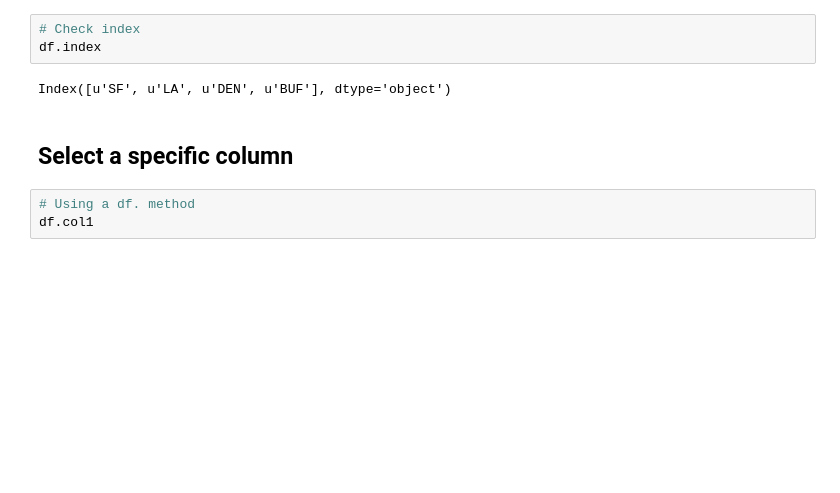
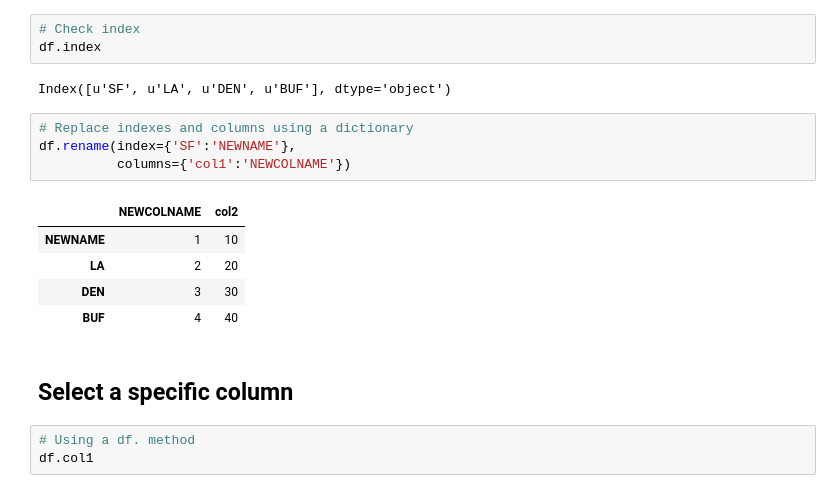
Before and after one commit to 41cells/udemy_course, a Jupyter notebook: Useful DataFrame Commands.ipynb, the cells around one changed output. Drawn from its saved outputs; the diff is of its cells as text; blank space fills up the shorter version.

```diff
--- a/Useful DataFrame Commands.ipynb
+++ b/Useful DataFrame Commands.ipynb
@@ -226,6 +264,16 @@ Index([u'col1', u'col2'], dtype='object')
 df.index
 # %% [output]
 Index([u'SF', u'LA', u'DEN', u'BUF'], dtype='object')
+# %%
+# Replace indexes and columns using a dictionary
+df.rename(index={'SF':'NEWNAME'},
+          columns={'col1':'NEWCOLNAME'})
+# %% [output]
+|  | NEWCOLNAME | col2 |
+| NEWNAME | 1 | 10 |
+| LA | 2 | 20 |
+| DEN | 3 | 30 |
+| BUF | 4 | 40 |
 # %% [markdown]
 ## Select a specific column
 # %%
```
Also changed, not shown: parts of 24 cells of this notebook.
